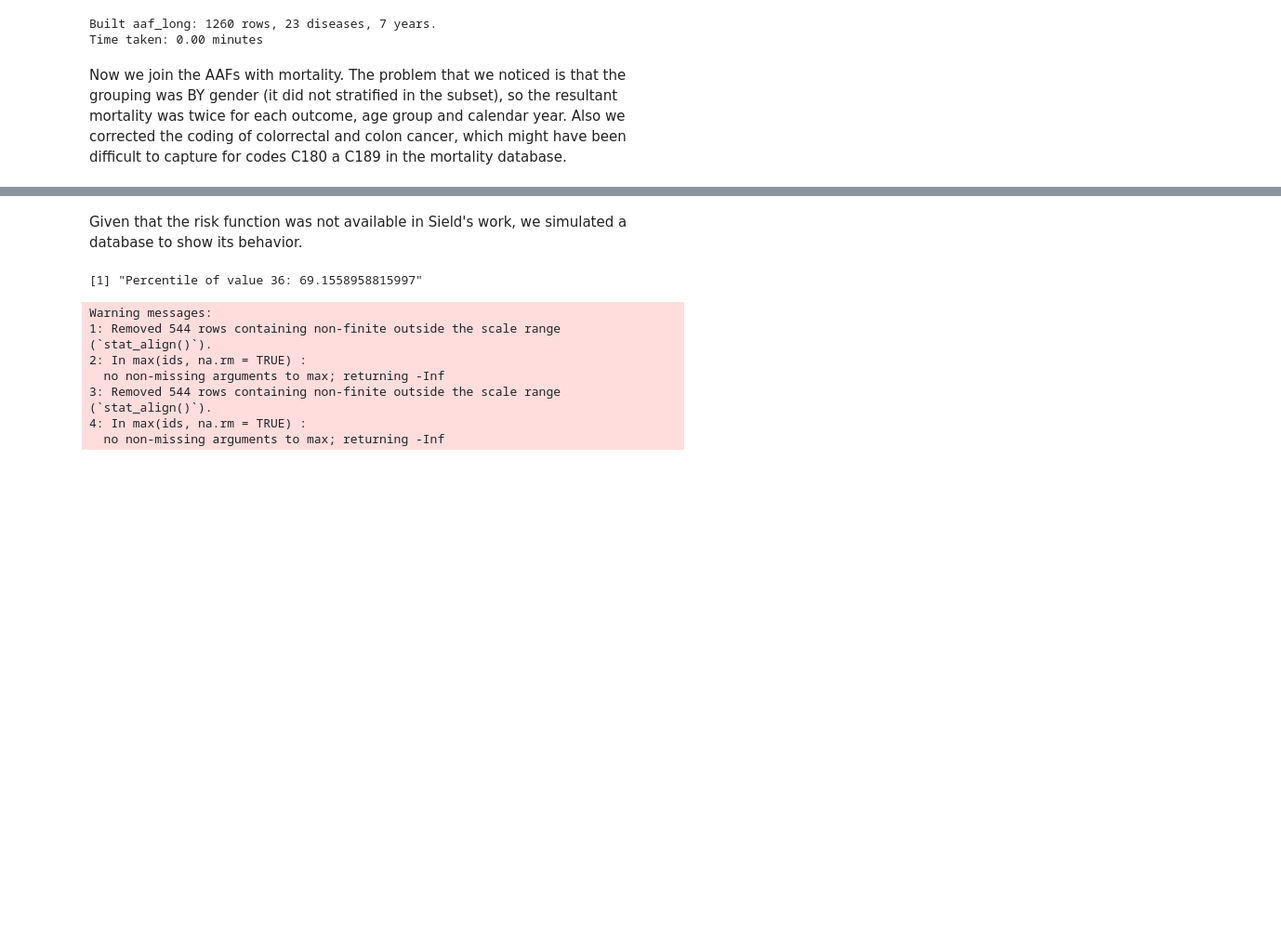
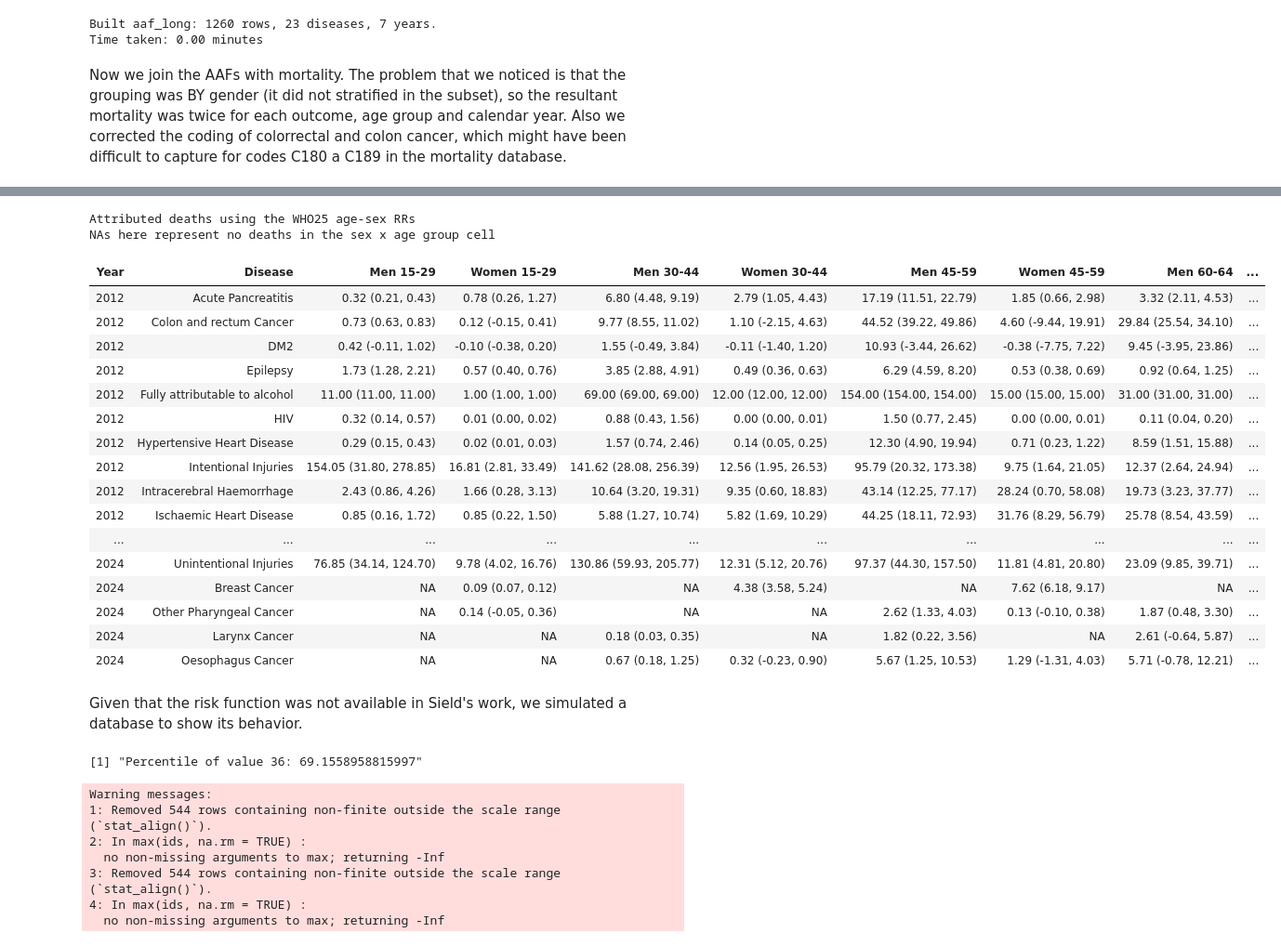
Before and after one commit to ACC1240138/expandPIF, a Jupyter notebook: __andres_control/expand_pif.ipynb, the cells around one changed output, grey strips where cells are left out. Shown at 93% size. Cells and saved outputs as stored; diff of their text form; code cells hidden in the pictures; blank space fills up the shorter version.

Commit message:
update html problems with the expand PIF (mortality estimates and format of tables (with limits))

```diff
--- a/__andres_control/expand_pif.ipynb
+++ b/__andres_control/expand_pif.ipynb
@@ -2525,21 +2495,77 @@ Table: Mortality estimates
 # %%
 #| label: mort-trends-age-sex-chile-mortality-results
 #| results: "hold"
 
+mort_res_tbl_html<-
 mortality_results |>
   dplyr::arrange(year, age_group, gender, disease) |>
   dplyr::mutate(
     est = sprintf("%.2f (%.2f, %.2f)", mort, ll_mort, up_mort)
   ) |>
   dplyr::select(year, disease, gender, age_group, est) |>
   tidyr::pivot_wider(
     id_cols = c(year, disease),
     names_from = c(gender, age_group),
     values_from = est,
     names_sep = "_"
   ) |>
-  knitr::kable(format = "markdown", caption = "Mortality estimates") |>
-  print()
+    knitr::kable(
+    format = "html",
+    col.names = c("Year",  #year
+                #"Age group",  #age_group
+                #"Gender", #gender
+                "Disease", #disease
+                #"Attr. deaths", #mort
+                #"Lower bound", #ll_mort
+                #"Upper bound" #up_mort
+                "Men 15-29", # Hombre_1
+                "Women 15-29", # Mujer_1
+                "Men 30-44", # Hombre_2
+                "Women 30-44", # Mujer_2
+                "Men 45-59", # Hombre_3
+                "Women 45-59", # Mujer_3
+                "Men 60-64", # Hombre_4
+                "Women 60-64" # Mujer_4
+              )
+            )
+caption_mort_res_tbl_html <- htmltools::tags$p(
+  style = "font-family: Arial, sans-serif; font-size: 0.95em; font-weight: bold; margin-bottom: 0.3em;",
+  "Attributed deaths using the WHO25 age-sex RRs",
+  htmltools::tags$br(),
+  htmltools::tags$span(
+    style = "font-weight: normal; font-size: 0.9em;",
+    "NAs here represent no deaths in the sex x age group cell"
+  )
+)
+htmltools::browsable(
+  htmltools::tags$div(
+    caption_mort_res_tbl_html,
+    htmltools::tags$div(
+      style = "max-height: 500px; overflow-y: auto; border: 0px solid #ddd;",
+      htmltools::HTML(mort_res_tbl_html)
+    )
+  )
+)
+# %% [output]
+Attributed deaths using the WHO25 age-sex RRs
+NAs here represent no deaths in the sex x age group cell
+| Year | Disease | Men 15-29 | Women 15-29 | Men 30-44 | Women 30-44 | Men 45-59 | Women 45-59 | Men 60-64 | ... |
+| 2012 | Acute Pancreatitis | 0.32 (0.21, 0.43) | 0.78 (0.26, 1.27) | 6.80 (4.48, 9.19) | 2.79 (1.05, 4.43) | 17.19 (11.51, 22.79) | 1.85 (0.66, 2.98) | 3.32 (2.11, 4.53) | ... |
+| 2012 | Colon and rectum Cancer | 0.73 (0.63, 0.83) | 0.12 (-0.15, 0.41) | 9.77 (8.55, 11.02) | 1.10 (-2.15, 4.63) | 44.52 (39.22, 49.86) | 4.60 (-9.44, 19.91) | 29.84 (25.54, 34.10) | ... |
+| 2012 | DM2 | 0.42 (-0.11, 1.02) | -0.10 (-0.38, 0.20) | 1.55 (-0.49, 3.84) | -0.11 (-1.40, 1.20) | 10.93 (-3.44, 26.62) | -0.38 (-7.75, 7.22) | 9.45 (-3.95, 23.86) | ... |
+| 2012 | Epilepsy | 1.73 (1.28, 2.21) | 0.57 (0.40, 0.76) | 3.85 (2.88, 4.91) | 0.49 (0.36, 0.63) | 6.29 (4.59, 8.20) | 0.53 (0.38, 0.69) | 0.92 (0.64, 1.25) | ... |
+| 2012 | Fully attributable to alcohol | 11.00 (11.00, 11.00) | 1.00 (1.00, 1.00) | 69.00 (69.00, 69.00) | 12.00 (12.00, 12.00) | 154.00 (154.00, 154.00) | 15.00 (15.00, 15.00) | 31.00 (31.00, 31.00) | ... |
+| 2012 | HIV | 0.32 (0.14, 0.57) | 0.01 (0.00, 0.02) | 0.88 (0.43, 1.56) | 0.00 (0.00, 0.01) | 1.50 (0.77, 2.45) | 0.00 (0.00, 0.01) | 0.11 (0.04, 0.20) | ... |
+| 2012 | Hypertensive Heart Disease | 0.29 (0.15, 0.43) | 0.02 (0.01, 0.03) | 1.57 (0.74, 2.46) | 0.14 (0.05, 0.25) | 12.30 (4.90, 19.94) | 0.71 (0.23, 1.22) | 8.59 (1.51, 15.88) | ... |
+| 2012 | Intentional Injuries | 154.05 (31.80, 278.85) | 16.81 (2.81, 33.49) | 141.62 (28.08, 256.39) | 12.56 (1.95, 26.53) | 95.79 (20.32, 173.38) | 9.75 (1.64, 21.05) | 12.37 (2.64, 24.94) | ... |
+| 2012 | Intracerebral Haemorrhage | 2.43 (0.86, 4.26) | 1.66 (0.28, 3.13) | 10.64 (3.20, 19.31) | 9.35 (0.60, 18.83) | 43.14 (12.25, 77.17) | 28.24 (0.70, 58.08) | 19.73 (3.23, 37.77) | ... |
+| 2012 | Ischaemic Heart Disease | 0.85 (0.16, 1.72) | 0.85 (0.22, 1.50) | 5.88 (1.27, 10.74) | 5.82 (1.69, 10.29) | 44.25 (18.11, 72.93) | 31.76 (8.29, 56.79) | 25.78 (8.54, 43.59) | ... |
+| ... | ... | ... | ... | ... | ... | ... | ... | ... | ... |
+| 2024 | Unintentional Injuries | 76.85 (34.14, 124.70) | 9.78 (4.02, 16.76) | 130.86 (59.93, 205.77) | 12.31 (5.12, 20.76) | 97.37 (44.30, 157.50) | 11.81 (4.81, 20.80) | 23.09 (9.85, 39.71) | ... |
+| 2024 | Breast Cancer | NA | 0.09 (0.07, 0.12) | NA | 4.38 (3.58, 5.24) | NA | 7.62 (6.18, 9.17) | NA | ... |
+| 2024 | Other Pharyngeal Cancer | NA | 0.14 (-0.05, 0.36) | NA | NA | 2.62 (1.33, 4.03) | 0.13 (-0.10, 0.38) | 1.87 (0.48, 3.30) | ... |
+| 2024 | Larynx Cancer | NA | NA | 0.18 (0.03, 0.35) | NA | 1.82 (0.22, 3.56) | NA | 2.61 (-0.64, 5.87) | ... |
+| 2024 | Oesophagus Cancer | NA | NA | 0.67 (0.18, 1.25) | 0.32 (-0.23, 0.90) | 5.67 (1.25, 10.53) | 1.29 (-1.31, 4.03) | 5.71 (-0.78, 12.21) | ... |
 # %% [markdown]
 Given that the risk function was not available in Sield's work, we simulated a database to show its behavior.
 # %%
```
Also changed, not shown: parts of 3 cells of this notebook, 2 other files.
